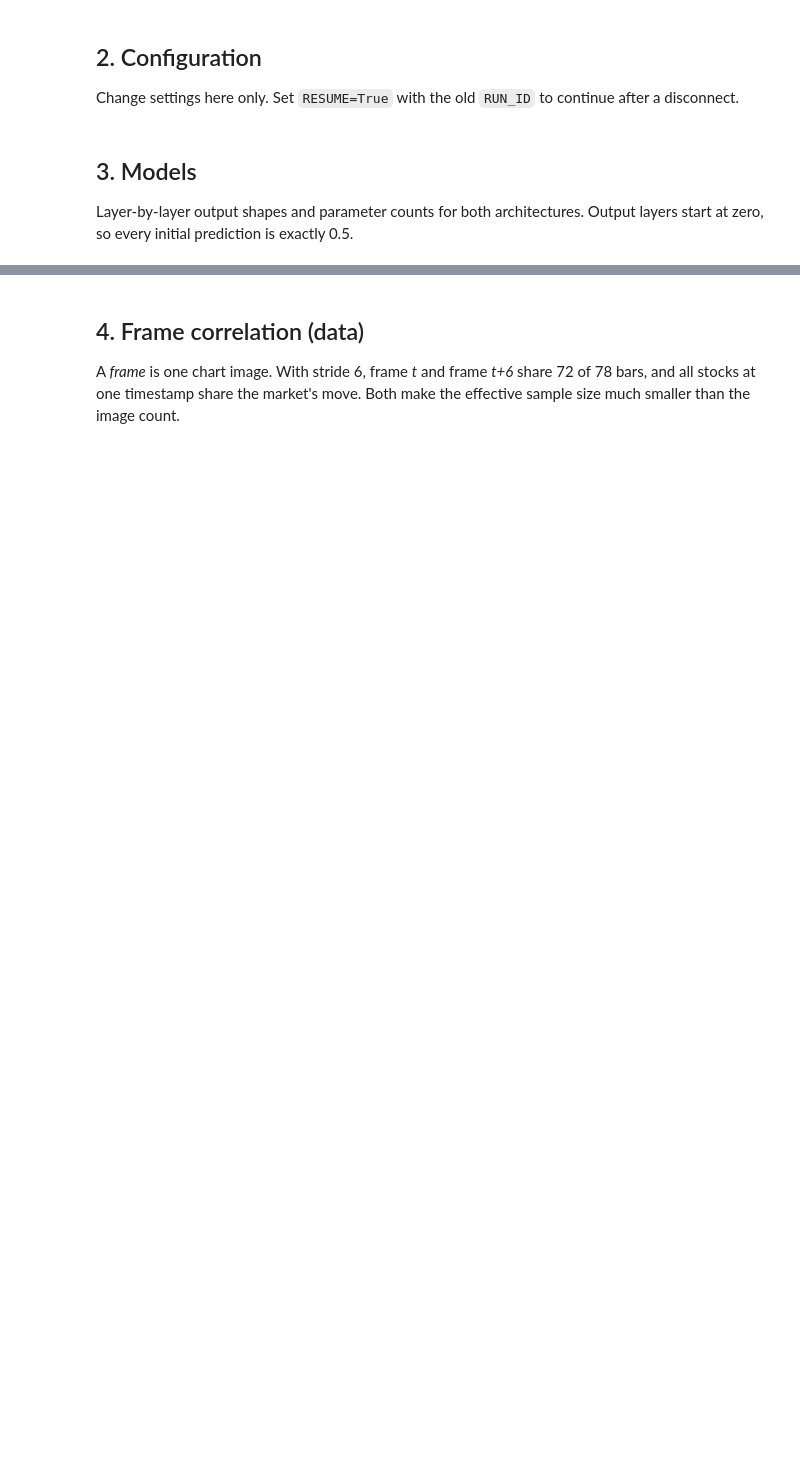
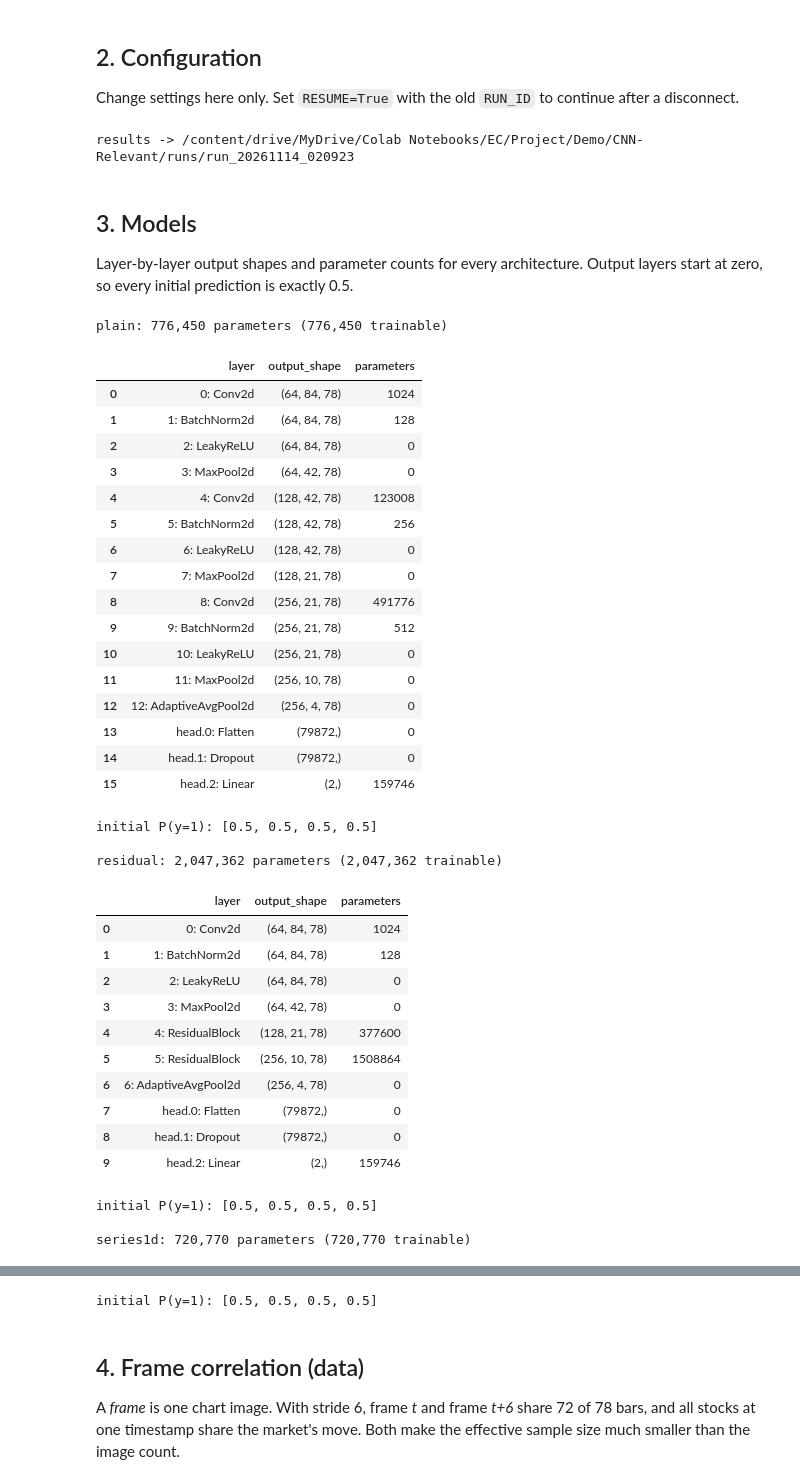
Before and after one commit to charlesxiyan/ImageTrading-EC-Project, a Jupyter notebook: CNN-Relevant/ChartCNN_Baseline.ipynb, the cells around one changed output, grey strips where cells are left out. Drawn from its saved outputs; the diff is of its cells as text; code cells hidden in the pictures; blank space fills up the shorter version.

```diff
--- a/CNN-Relevant/ChartCNN_Baseline.ipynb
+++ b/CNN-Relevant/ChartCNN_Baseline.ipynb
@@ -59,7 +64,7 @@ EXPERIMENTS = [
     dict(name="vol_h1", target="vol", horizon=1),                    # sanity check: signal is known to exist
     dict(name="xsdir_h12", target="xs_dir", horizon=12, stride=12),  # 1-hour relative direction; stride =
 ]                                                                    # horizon so labels do not overlap
-ARCHS = ["plain", "residual"]                     # every experiment is trained once per architecture
+ARCHS = ["plain", "residual", "series1d"]         # image CNN, image ResNet, 1D CNN on raw OHLCV (no image)
 RESUME, RUN_ID = False, "local_smoke" if LOCAL_TEST else datetime.now(timezone.utc).strftime("run_%Y%m%d_%H%M%S")
 RUN_DRIVE, RUN_LOCAL = DRIVE / "runs" / RUN_ID, LOCAL / "run"
 if RESUME:
@@ -69,17 +74,56 @@ else:
     RUN_DRIVE.mkdir(parents=True, exist_ok=True); RUN_LOCAL.mkdir()
 save_json(RUN_LOCAL / "settings.json", dict(settings=SETTINGS, experiments=EXPERIMENTS, archs=ARCHS), RUN_DRIVE)
 print("results ->", RUN_DRIVE)
+# %% [output]
+results -> /content/drive/MyDrive/Colab Notebooks/EC/Project/Demo/CNN-Relevant/runs/run_20261114_020923
 # %% [markdown]
 ## 3. Models
-Layer-by-layer output shapes and parameter counts for both architectures. Output layers start at zero, so every initial prediction is exactly 0.5.
+Layer-by-layer output shapes and parameter counts for every architecture. Output layers start at zero, so every initial prediction is exactly 0.5.
 # %%
 store = chartcnn.Store(PREPARED)
 sample, _ = chartcnn.build_split(store, "train", "vol", 1, SETTINGS["stride"])
-x = torch.stack([chartcnn.ChartDataset(PREPARED, sample.head(4))[i][0] for i in range(4)])
 for arch in ARCHS:
+    data = chartcnn.make_dataset(PREPARED, sample.head(4), arch)
+    x = torch.stack([data[i][0] for i in range(4)])
     model = chartcnn.build_model(dict(SETTINGS, arch=arch))
     table, total, trainable = chartcnn.parameter_table(model)
     print(f"{arch}: {total:,} parameters ({trainable:,} trainable)")
     display(table)
     print("initial P(y=1):", model.eval()(x).softmax(1)[:, 1].tolist(), "\n")
 del model
+# %% [output]
+plain: 776,450 parameters (776,450 trainable)
+|  | layer | output_shape | parameters |
+| 0 | 0: Conv2d | (64, 84, 78) | 1024 |
+| 1 | 1: BatchNorm2d | (64, 84, 78) | 128 |
+| 2 | 2: LeakyReLU | (64, 84, 78) | 0 |
+| 3 | 3: MaxPool2d | (64, 42, 78) | 0 |
+| 4 | 4: Conv2d | (128, 42, 78) | 123008 |
+| 5 | 5: BatchNorm2d | (128, 42, 78) | 256 |
+| 6 | 6: LeakyReLU | (128, 42, 78) | 0 |
+| 7 | 7: MaxPool2d | (128, 21, 78) | 0 |
+| 8 | 8: Conv2d | (256, 21, 78) | 491776 |
+| 9 | 9: BatchNorm2d | (256, 21, 78) | 512 |
+| 10 | 10: LeakyReLU | (256, 21, 78) | 0 |
+| 11 | 11: MaxPool2d | (256, 10, 78) | 0 |
+| 12 | 12: AdaptiveAvgPool2d | (256, 4, 78) | 0 |
+| 13 | head.0: Flatten | (79872,) | 0 |
+| 14 | head.1: Dropout | (79872,) | 0 |
+| 15 | head.2: Linear | (2,) | 159746 |
+initial P(y=1): [0.5, 0.5, 0.5, 0.5]
+
+residual: 2,047,362 parameters (2,047,362 trainable)
+|  | layer | output_shape | parameters |
+| 0 | 0: Conv2d | (64, 84, 78) | 1024 |
+| 1 | 1: BatchNorm2d | (64, 84, 78) | 128 |
+| 2 | 2: LeakyReLU | (64, 84, 78) | 0 |
+| 3 | 3: MaxPool2d | (64, 42, 78) | 0 |
+| 4 | 4: ResidualBlock | (128, 21, 78) | 377600 |
+| 5 | 5: ResidualBlock | (256, 10, 78) | 1508864 |
+| 6 | 6: AdaptiveAvgPool2d | (256, 4, 78) | 0 |
+| 7 | head.0: Flatten | (79872,) | 0 |
+| 8 | head.1: Dropout | (79872,) | 0 |
+| 9 | head.2: Linear | (2,) | 159746 |
+initial P(y=1): [0.5, 0.5, 0.5, 0.5]
+
+series1d: 720,770 parameters (720,770 trainable)
@@ -86,3 +143,4 @@ del model
+initial P(y=1): [0.5, 0.5, 0.5, 0.5]
 # %% [markdown]
 ## 4. Frame correlation (data)
 A *frame* is one chart image. With stride 6, frame *t* and frame *t+6* share 72 of 78 bars, and all stocks at one timestamp share the market's move. Both make the effective sample size much smaller than the image count.
```
Also changed, not shown: parts of 9 cells of this notebook, 47 other files.
